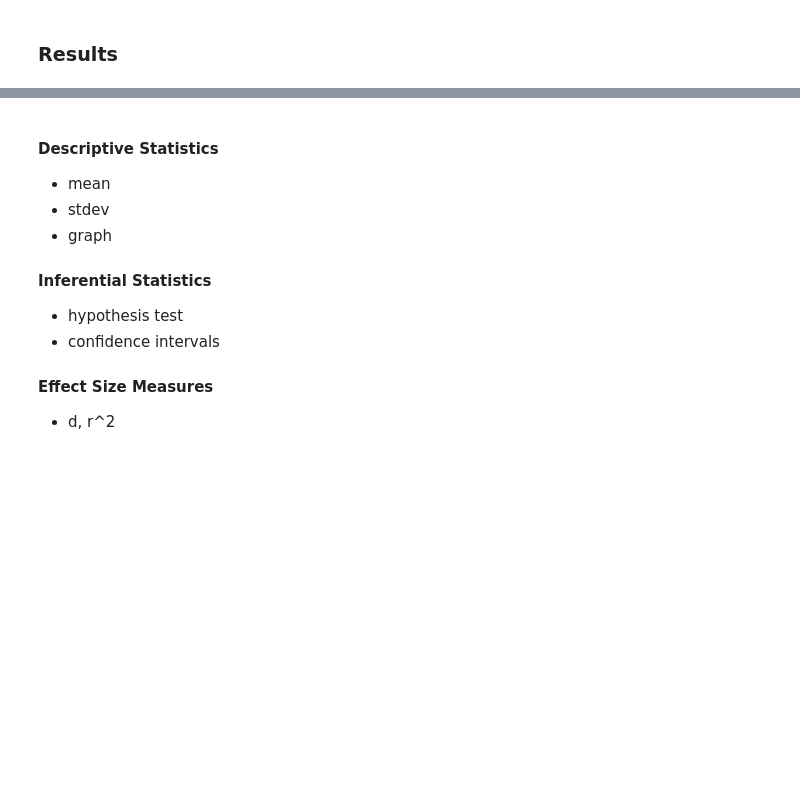
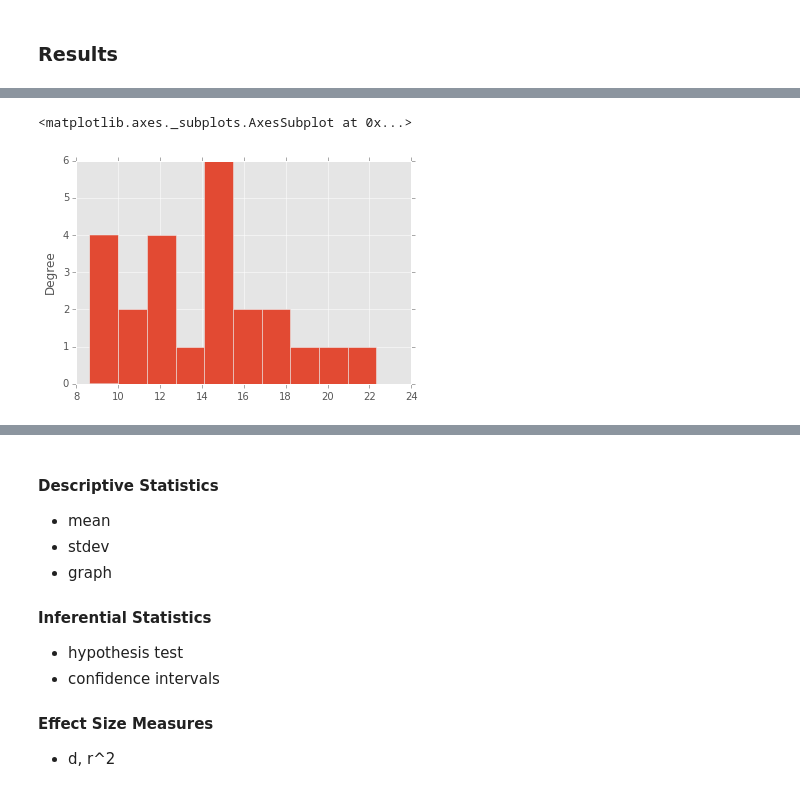
Before and after one commit to thrabchak/Udacity-Data-Analysis, a Jupyter notebook: P1 Stroop Effect/Data_Analyst_ND_Project1.ipynb, the cells around one changed output, grey strips where cells are left out. Cells and saved outputs as stored; diff of their text form; code cells hidden in the pictures; blank space fills up the shorter version.

```diff
--- a/P1 Stroop Effect/Data_Analyst_ND_Project1.ipynb
+++ b/P1 Stroop Effect/Data_Analyst_ND_Project1.ipynb
@@ -42,0 +77,6 @@ dataFrame = pd.read_csv(path)
+# %%
+# Histogram of the Congruent Condition
+congruentSeries.plot(kind='hist')
+# %% [output]
+<matplotlib.axes._subplots.AxesSubplot at 0x...>
+[figure, added]
```
Also changed, not shown: parts of 12 cells of this notebook.
